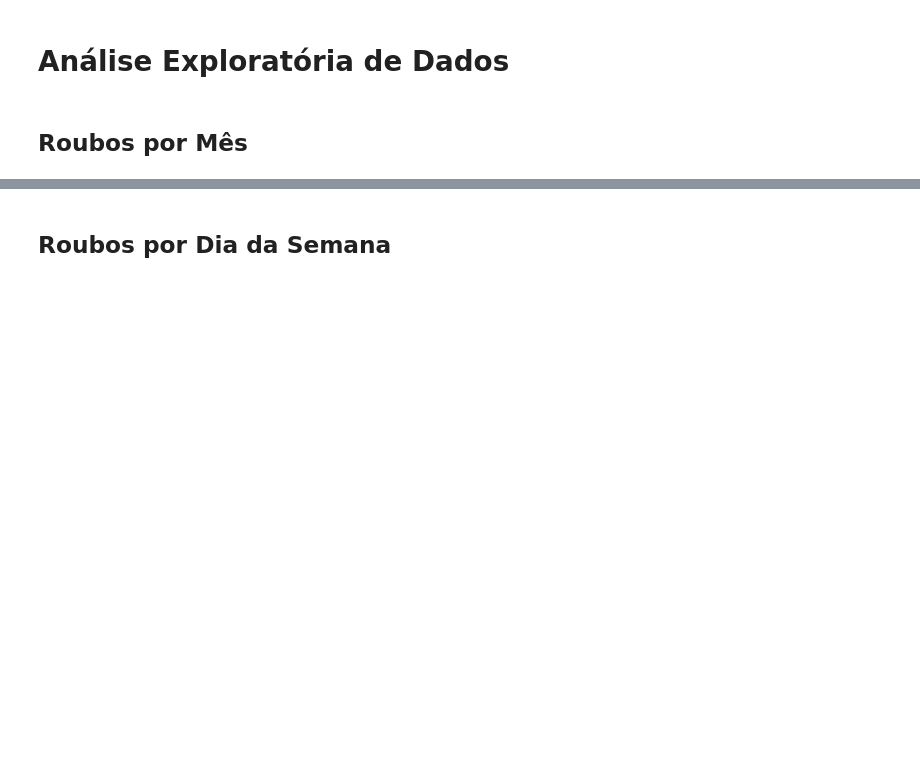
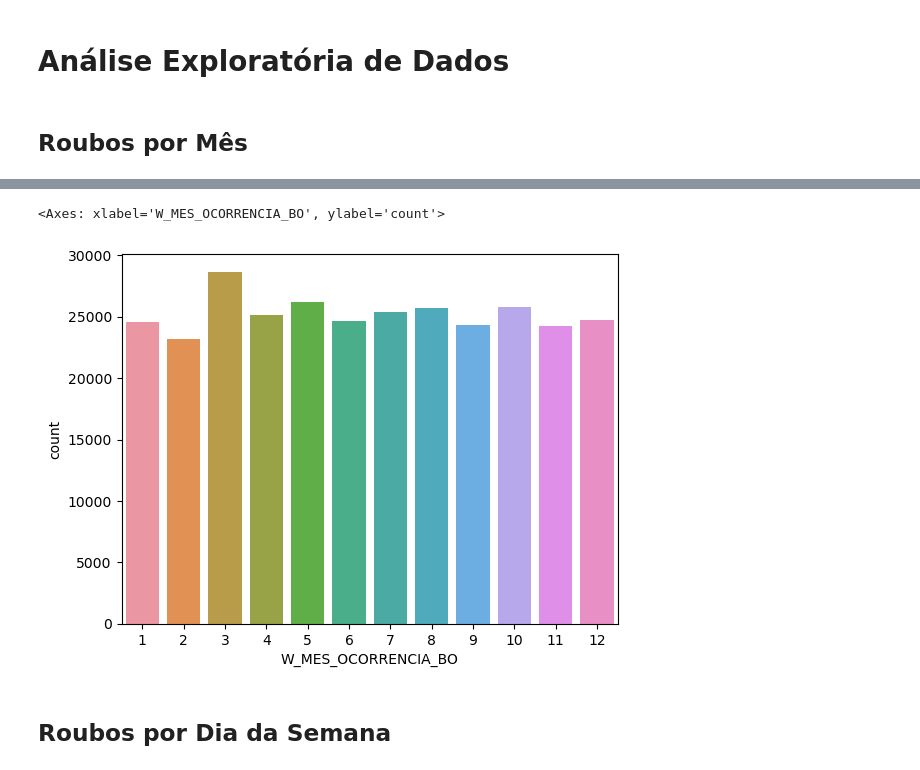
Before and after one commit to gabrielzerraa/Veiculos-roubados-SP, a Jupyter notebook: Veiculos-roubados-SP.ipynb, the cells around one changed output, grey strips where cells are left out. Cells and saved outputs as stored; diff of their text form; code cells hidden in the pictures; blank space fills up the shorter version.

```diff
--- a/Veiculos-roubados-SP.ipynb
+++ b/Veiculos-roubados-SP.ipynb
@@ -266,2 +265,20 @@ df2 = df.copy()
 # %% [markdown]
 ## Roubos por Mês
+# %%
+# Copiar o dataframe original
+roubos_por_mes = df.copy()
+
+# Extrair o mês
+roubos_por_mes['W_MES_OCORRENCIA_BO'] = roubos_por_mes['DATA_OCORRENCIA_BO'].dt.month
+
+# Renomear valores NaN
+roubos_por_mes['W_MES_OCORRENCIA_BO'] = roubos_por_mes['W_MES_OCORRENCIA_BO'].fillna(0)
+
+# Mudar o tipo de Dados do Mês da Ocorrência. float64 -> int64
+roubos_por_mes['W_MES_OCORRENCIA_BO'] = roubos_por_mes['W_MES_OCORRENCIA_BO'].astype('int64')
+
+# Excluir mês 0, pois eram dados nulos
+roubos_por_mes = roubos_por_mes.loc[roubos_por_mes['W_MES_OCORRENCIA_BO'] != 0]
+
+# print
+roubos_por_mes.head()
@@ -268,2 +292,7 @@ df2 = df.copy()
+# %%
+sns.countplot(roubos_por_mes, x="W_MES_OCORRENCIA_BO")
+# %% [output]
+<Axes: xlabel='W_MES_OCORRENCIA_BO', ylabel='count'>
+[figure, added]
 # %% [markdown]
 ## Roubos por Dia da Semana
```
Also changed, not shown: parts of 16 cells of this notebook.
